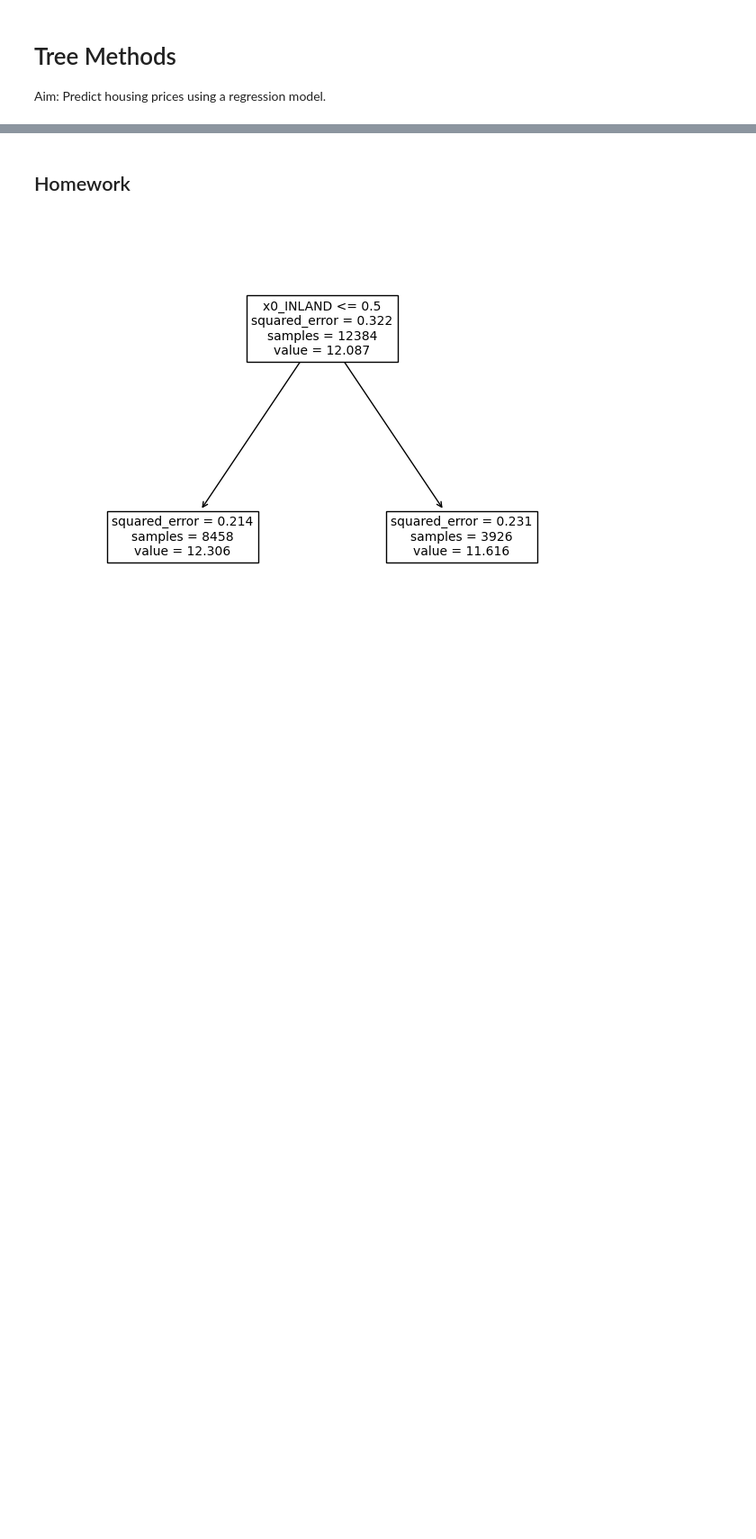
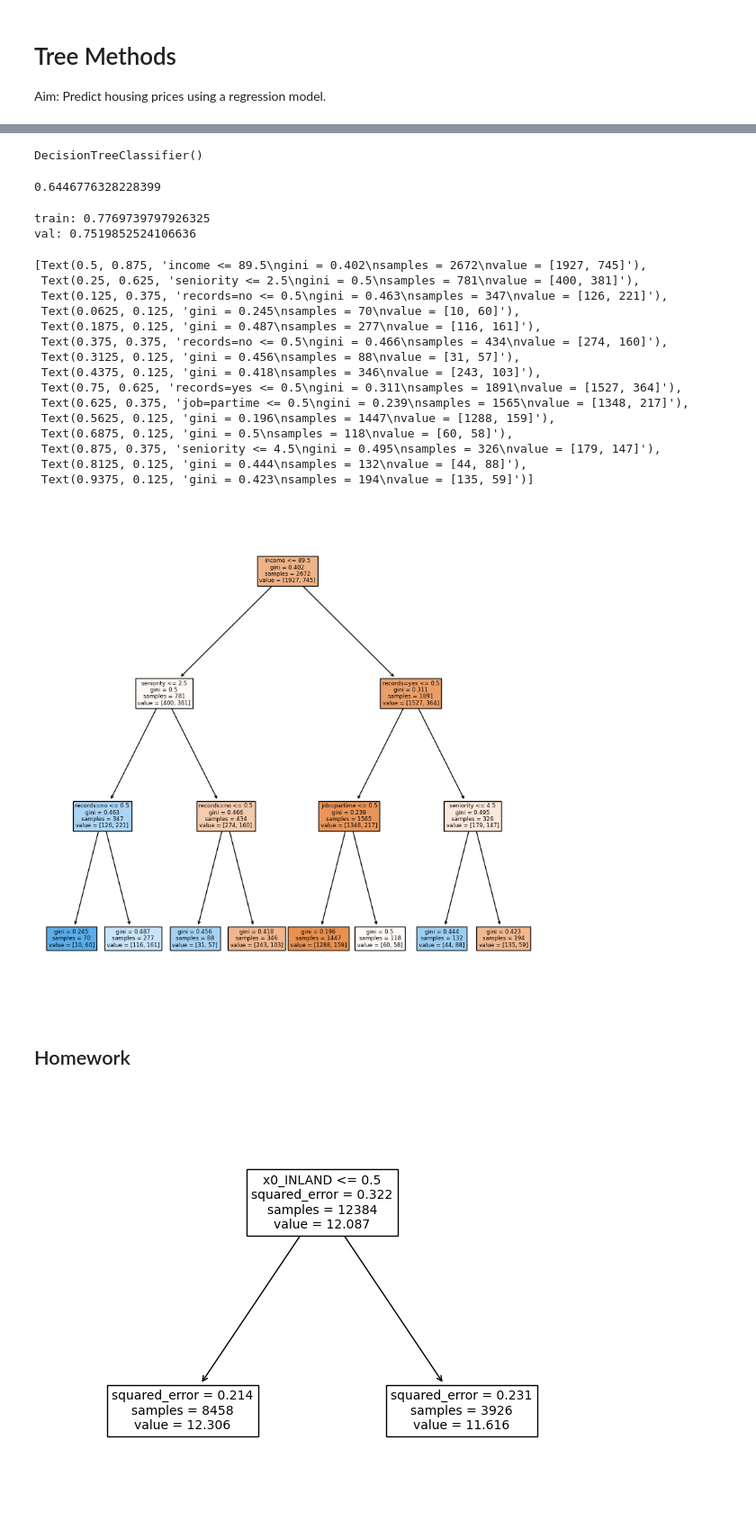
Before and after one commit to Rhys-McAlister/ml-zoomcamp, a Jupyter notebook: Week_6/trees.ipynb, the cells around one changed output, grey strips where cells are left out. Shown: that part at 90% size. Cells and saved outputs as stored; diff of their text form; code cells hidden in the pictures; blank space fills up the shorter version.

```diff
--- a/Week_6/trees.ipynb
+++ b/Week_6/trees.ipynb
@@ -149,0 +175,5 @@ df_test = df_test.drop('status', axis=1)
+# %%
+train_dicts = df_train.fillna(0).to_dict(orient='records')
+dv = DictVectorizer(sparse=False)
+X_train = dv.fit_transform(train_dicts)
+X_train
@@ -149,0 +188,5 @@ df_test = df_test.drop('status', axis=1)
+# %%
+dt = DecisionTreeClassifier()
+dt.fit(X_train, y_train)
+# %% [output]
+DecisionTreeClassifier()
@@ -150,3 +197,42 @@ df_test = df_test.drop('status', axis=1)
+# %%
+roc_auc_score(y_val, y_pred)
+# %% [output]
+0.6446776328228399
+# %%
+dt = DecisionTreeClassifier(max_depth=3)
+dt.fit(X_train, y_train)
+val_y_pred = dt.predict_proba(X_val)[:, 1]
+train_y_pred = dt.predict_proba(X_train)[:, 1]
+val_auc = roc_auc_score(y_val, val_y_pred)
+
+train_auc = roc_auc_score(y_train, train_y_pred)
+
+print(f"train: {train_auc}")
+print(f"val: {val_auc}")
+# %% [output]
+train: 0.7769739797926325
+val: 0.7519852524106636
+# %%
+# plot decision tree
+plt.figure(figsize=(10, 10))
+plot_tree(dt, feature_names=dv.get_feature_names_out(), filled=True)
+# %% [output]
+[Text(0.5, 0.875, 'income <= 89.5\ngini = 0.402\nsamples = 2672\nvalue = [1927, 745]'),
+ Text(0.25, 0.625, 'seniority <= 2.5\ngini = 0.5\nsamples = 781\nvalue = [400, 381]'),
+ Text(0.125, 0.375, 'records=no <= 0.5\ngini = 0.463\nsamples = 347\nvalue = [126, 221]'),
+ Text(0.0625, 0.125, 'gini = 0.245\nsamples = 70\nvalue = [10, 60]'),
+ Text(0.1875, 0.125, 'gini = 0.487\nsamples = 277\nvalue = [116, 161]'),
+ Text(0.375, 0.375, 'records=no <= 0.5\ngini = 0.466\nsamples = 434\nvalue = [274, 160]'),
+ Text(0.3125, 0.125, 'gini = 0.456\nsamples = 88\nvalue = [31, 57]'),
+ Text(0.4375, 0.125, 'gini = 0.418\nsamples = 346\nvalue = [243, 103]'),
+ Text(0.75, 0.625, 'records=yes <= 0.5\ngini = 0.311\nsamples = 1891\nvalue = [1527, 364]'),
+ Text(0.625, 0.375, 'job=partime <= 0.5\ngini = 0.239\nsamples = 1565\nvalue = [1348, 217]'),
+ Text(0.5625, 0.125, 'gini = 0.196\nsamples = 1447\nvalue = [1288, 159]'),
+ Text(0.6875, 0.125, 'gini = 0.5\nsamples = 118\nvalue = [60, 58]'),
+ Text(0.875, 0.375, 'seniority <= 4.5\ngini = 0.495\nsamples = 326\nvalue = [179, 147]'),
+ Text(0.8125, 0.125, 'gini = 0.444\nsamples = 132\nvalue = [44, 88]'),
+ Text(0.9375, 0.125, 'gini = 0.423\nsamples = 194\nvalue = [135, 59]')]
+[figure, added]
 # %% [markdown]
 ## Homework
 # %%
```
Also changed, not shown: parts of 4 cells of this notebook.
